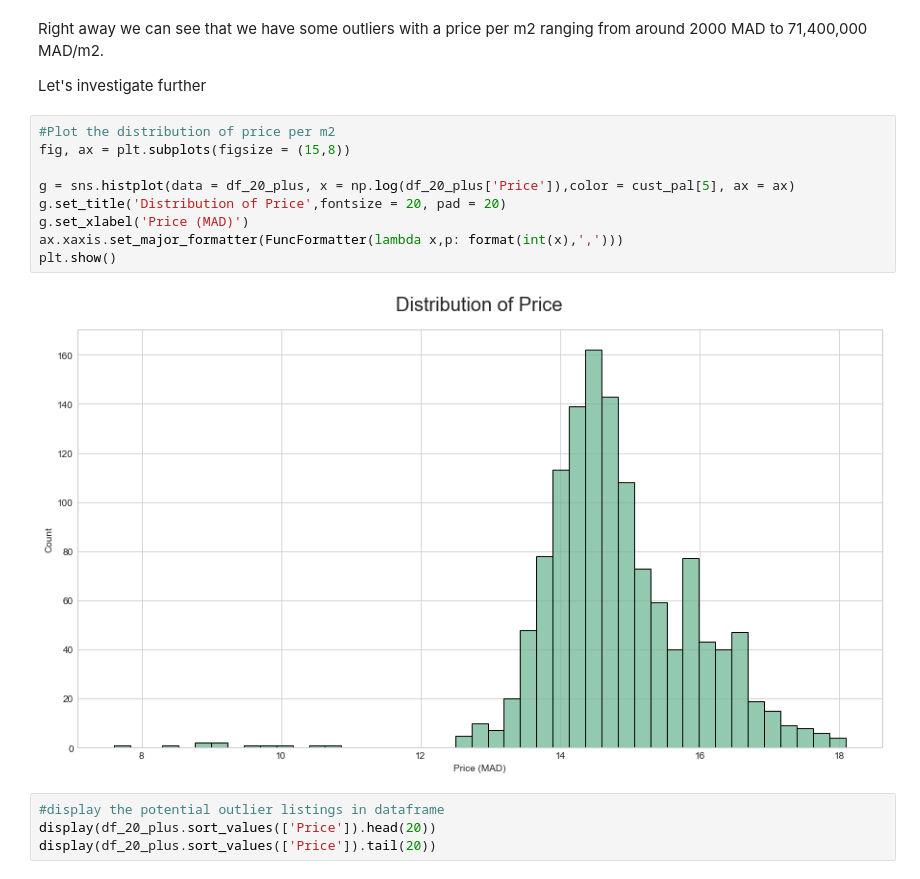
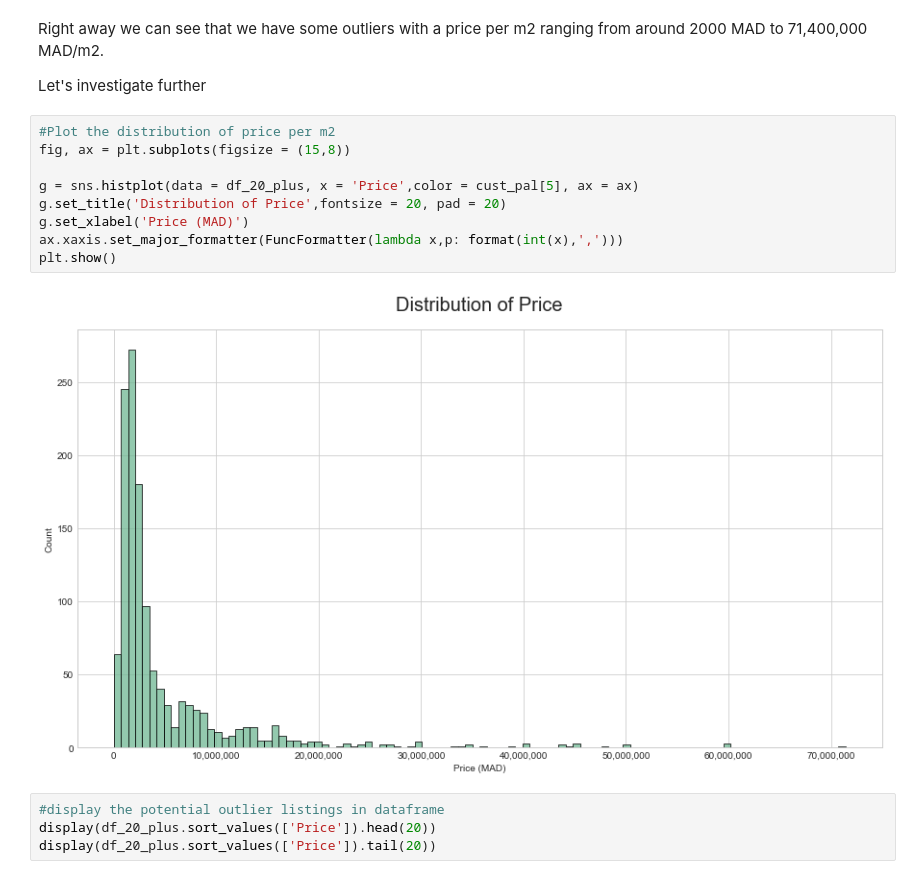
Before and after one commit to iliasoudghiri/Casablanca-House-Prices, a Jupyter notebook: Mubawab_EDA_Price.ipynb, the cells around one changed output. Cells and saved outputs as stored; diff of their text form.

```diff
--- a/Mubawab_EDA_Price.ipynb
+++ b/Mubawab_EDA_Price.ipynb
@@ -351,14 +351,14 @@ Let's investigate further
 # %%
 #Plot the distribution of price per m2
 fig, ax = plt.subplots(figsize = (15,8))
 
-g = sns.histplot(data = df_20_plus, x = np.log(df_20_plus['Price']),color = cust_pal[5], ax = ax)
+g = sns.histplot(data = df_20_plus, x = 'Price',color = cust_pal[5], ax = ax)
 g.set_title('Distribution of Price',fontsize = 20, pad = 20)
 g.set_xlabel('Price (MAD)')
 ax.xaxis.set_major_formatter(FuncFormatter(lambda x,p: format(int(x),',')))
 plt.show()
 # %% [output]
-[figure, old version]
+[figure, new version]
 # %%
 #display the potential outlier listings in dataframe
 display(df_20_plus.sort_values(['Price']).head(20))
```
Also changed, not shown: parts of 2 cells of this notebook, 11 other files.
